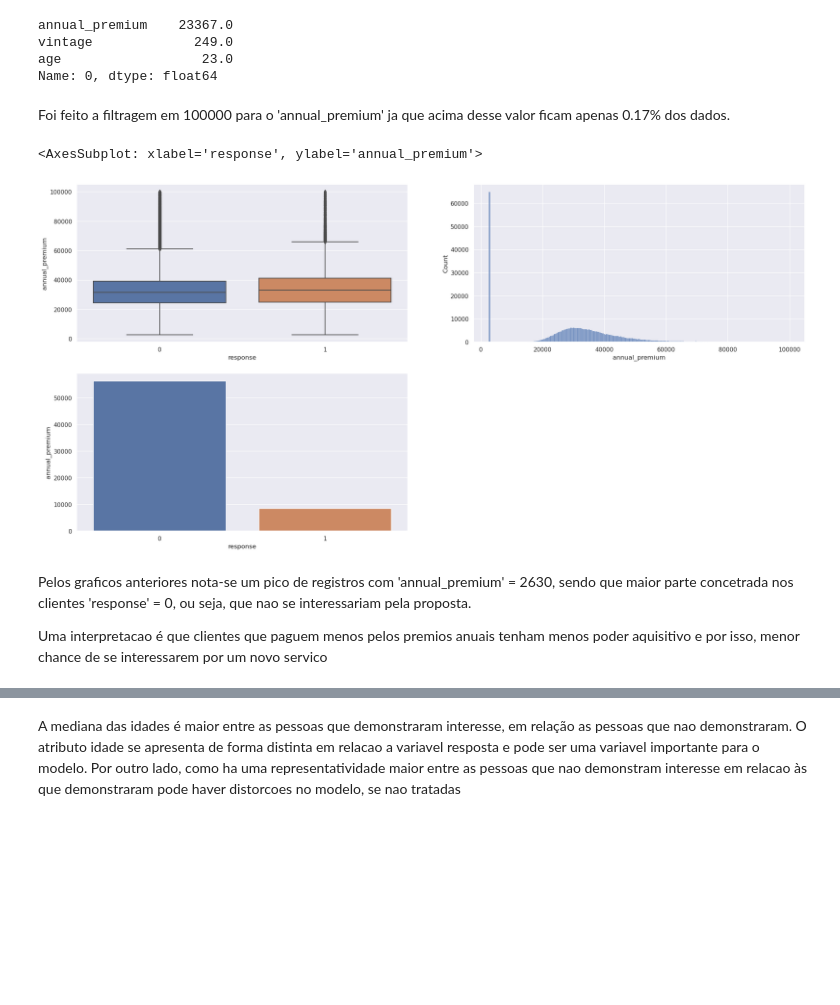
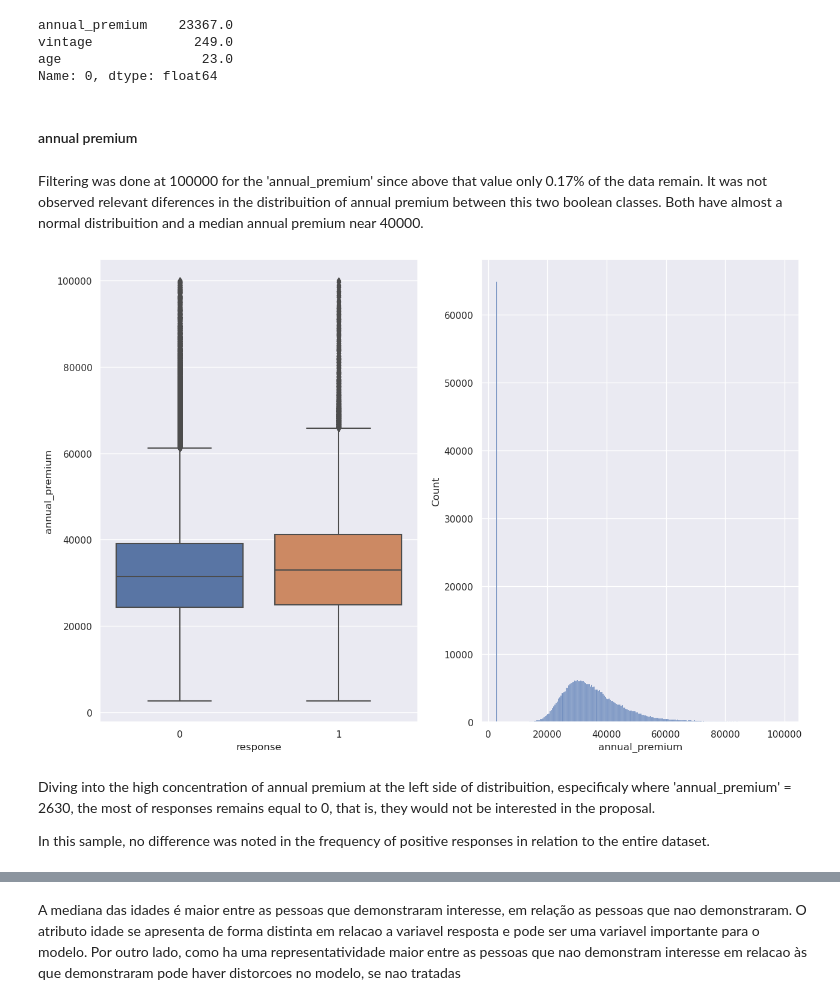
Before and after one commit to danieltodaDS/Health-Insurance-Cross-Sell, a Jupyter notebook: notebooks/1.0_dhrt_health_insurance_cross_sell.ipynb, the cells around one changed output, grey strips where cells are left out. Saved outputs shown, nothing was run; the diff lists cells and outputs as text; code cells hidden in the pictures; blank space fills up the shorter version.

Commit message:
feature engineering done

```diff
--- a/notebooks/1.0_dhrt_health_insurance_cross_sell.ipynb
+++ b/notebooks/1.0_dhrt_health_insurance_cross_sell.ipynb
@@ -693,25 +708,22 @@ annual_premium    23367.0
 vintage             249.0
 age                  23.0
 Name: 0, dtype: float64
+# %% [markdown]
+#### annual premium
 # %% [markdown]
-Foi feito a filtragem em 100000 para o 'annual_premium' ja que acima desse valor ficam apenas 0.17% dos dados.
+Filtering was done at 100000 for the 'annual_premium' since above that value only 0.17% of the data remain. It was not observed relevant diferences in the distribuition of annual premium between this two boolean classes. Both have almost a normal distribuition and a median annual premium near 40000.
 # %%
 # annual_premium
 aux1 = df4.loc[(df4['annual_premium']<100000),['annual_premium','response']]
 
-plt.subplot(2,2,1)
+plt.subplot(1,2,1)
 sns.boxplot(data = aux1, x='response',y='annual_premium')
 
-plt.subplot(2,2,2)
-sns.histplot(data=aux1,x='annual_premium')
-
-plt.subplot(2,2,3)
-aux2 = aux1.loc[aux1['annual_premium']<3000].groupby('response').count().reset_index()
-sns.barplot(data=aux2, x='response', y='annual_premium')
+plt.subplot(1,2,2)
+sns.histplot(data=aux1,x='annual_premium');
 # %% [output]
-<AxesSubplot: xlabel='response', ylabel='annual_premium'>
-[figure, old version]
+[figure, new version]
-# %% [markdown]
-Pelos graficos anteriores nota-se um pico de registros com 'annual_premium' = 2630, sendo que maior parte concetrada nos clientes 'response' = 0, ou seja, que nao se interessariam pela proposta.
-
-Uma interpretacao é que clientes que paguem menos pelos premios anuais tenham menos poder aquisitivo e por isso, menor chance de se interessarem por um novo servico
+# %% [markdown]
+Diving into the high concentration of annual premium at the left side of distribuition, especificaly where 'annual_premium' = 2630, the most of responses remains equal to 0, that is, they would not be interested in the proposal.
+
+In this sample, no difference was noted in the frequency of positive responses in relation to the entire dataset.
```
Also changed, not shown: parts of 95 cells of this notebook, 3 other files.
